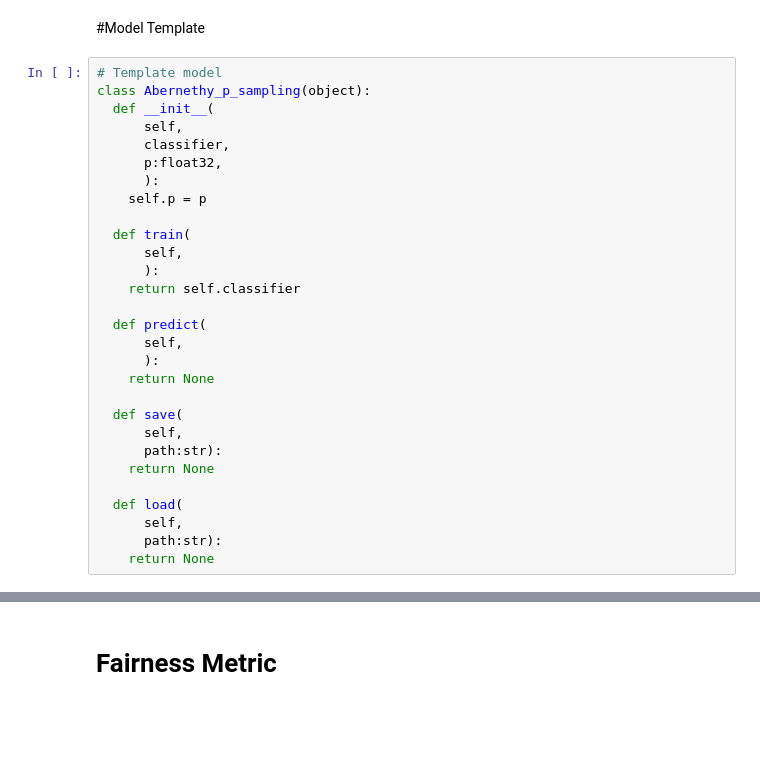
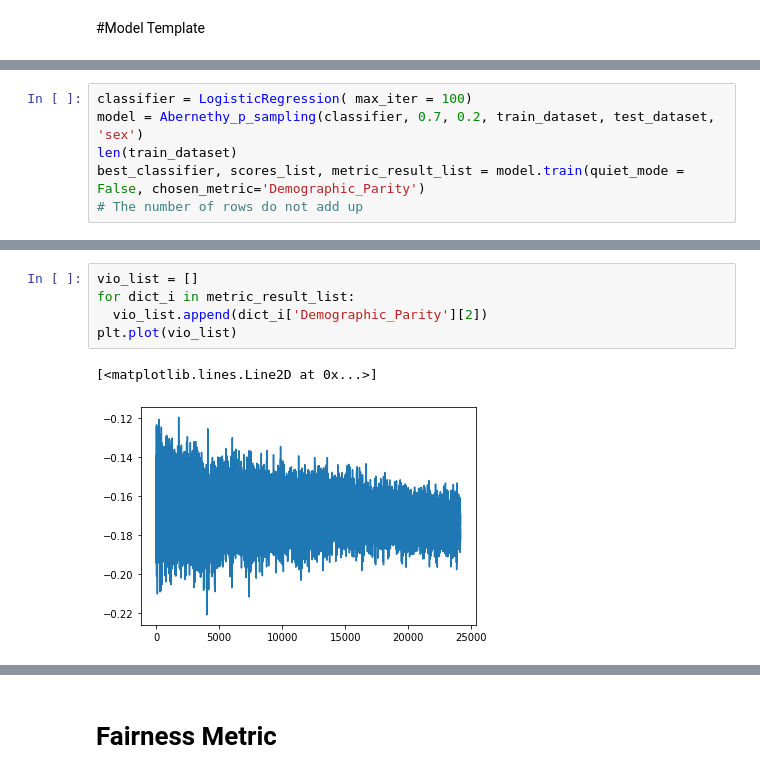
Before and after one commit to laurakn/undergrad_research_2022, a Jupyter notebook: main.ipynb, the cells around one changed output, grey strips where cells are left out. Cells and saved outputs as stored; diff of their text form; blank space fills up the shorter version.

Commit message:
Update Abernethy p sampling algorithm

```diff
--- a/main.ipynb
+++ b/main.ipynb
@@ -148,31 +153,2 @@ array([[<matplotlib.axes._subplots.AxesSubplot object at 0x...>,
 # %% [markdown]
 #Model Template
-# %%
-# Template model
-class Abernethy_p_sampling(object):
-  def __init__(
-      self,
-      classifier,
-      p:float32,
-      ):
-    self.p = p
-
-  def train(
-      self,
-      ):
-    return self.classifier
-
-  def predict(
-      self,
-      ):
-    return None
-
-  def save(
-      self,
-      path:str):
-    return None
-
-  def load(
-      self,
-      path:str):
-    return None
@@ -178,0 +316,6 @@ class Abernethy_p_sampling(object):
+# %%
+classifier = LogisticRegression( max_iter = 100)
+model = Abernethy_p_sampling(classifier, 0.7, 0.2, train_dataset, test_dataset, 'sex')
+len(train_dataset)
+best_classifier, scores_list, metric_result_list = model.train(quiet_mode = False, chosen_metric='Demographic_Parity')
+# The number of rows do not add up
@@ -178,0 +340,8 @@ class Abernethy_p_sampling(object):
+# %%
+vio_list = []
+for dict_i in metric_result_list:
+  vio_list.append(dict_i['Demographic_Parity'][2])
+plt.plot(vio_list)
+# %% [output]
+[<matplotlib.lines.Line2D at 0x...>]
+[figure, added]
```
Also changed, not shown: parts of 12 cells of this notebook.
